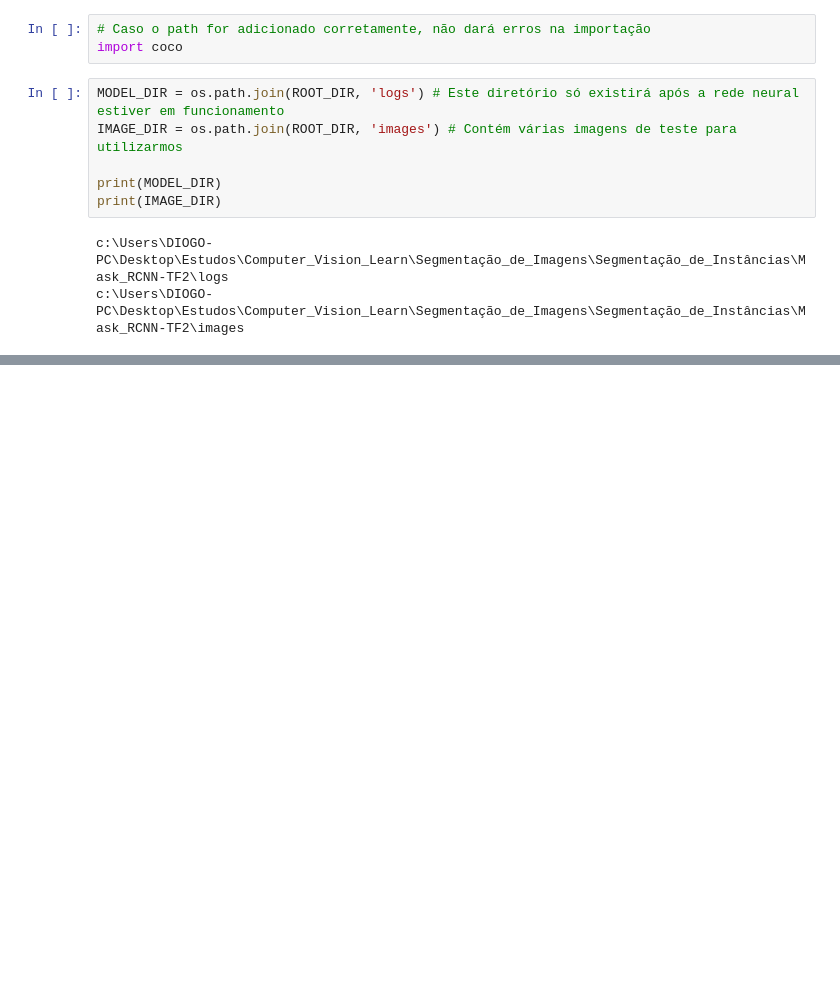
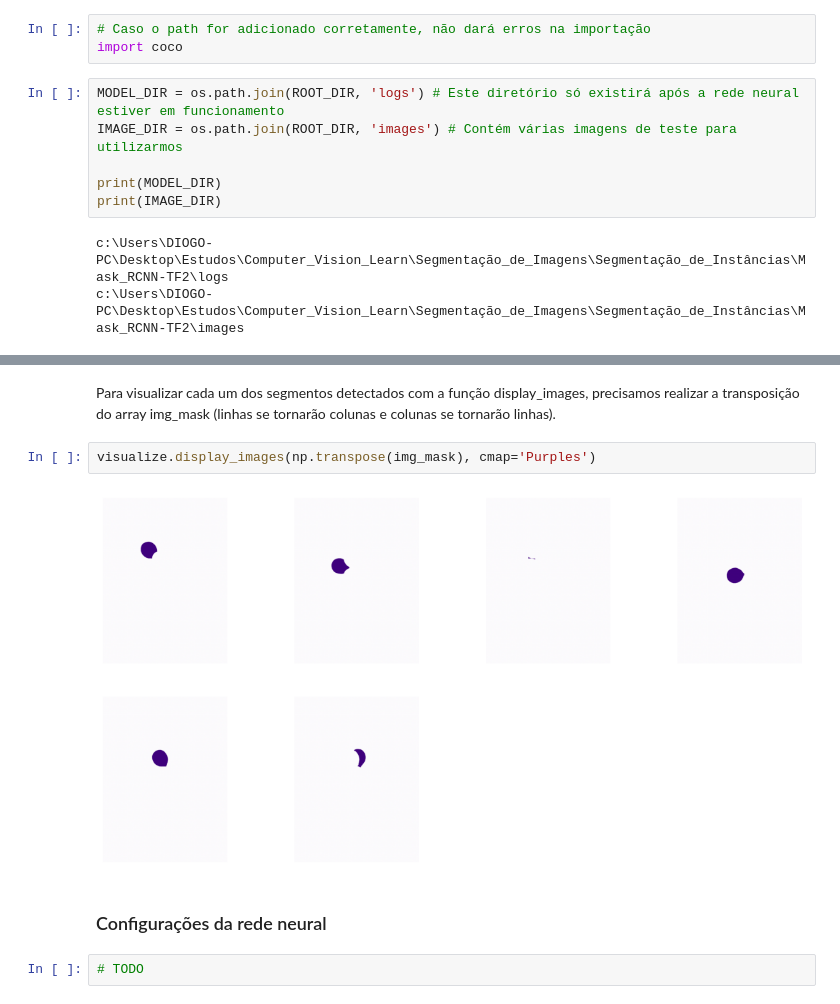
Before and after one commit to DiogoBotton/Computer_Vision_Learn, a Jupyter notebook: Segmentação_de_Imagens/Segmentação_de_Instâncias/treinamento_customizado.ipynb, the cells around one changed output, grey strips where cells are left out. Cells and saved outputs as stored; diff of their text form; blank space fills up the shorter version.

```diff
--- a/Segmentação_de_Imagens/Segmentação_de_Instâncias/treinamento_customizado.ipynb
+++ b/Segmentação_de_Imagens/Segmentação_de_Instâncias/treinamento_customizado.ipynb
@@ -151,0 +374,10 @@ session = InteractiveSession(config=config)
+# %% [markdown]
+Para visualizar cada um dos segmentos detectados com a função display_images, precisamos realizar a transposição do array img_mask (linhas se tornarão colunas e colunas se tornarão linhas).
+# %%
+visualize.display_images(np.transpose(img_mask), cmap='Purples')
+# %% [output]
+[figure, added]
+# %% [markdown]
+### Configurações da rede neural
+# %%
+# TODO
```
Also changed, not shown: parts of 19 cells of this notebook, 1 other file.
